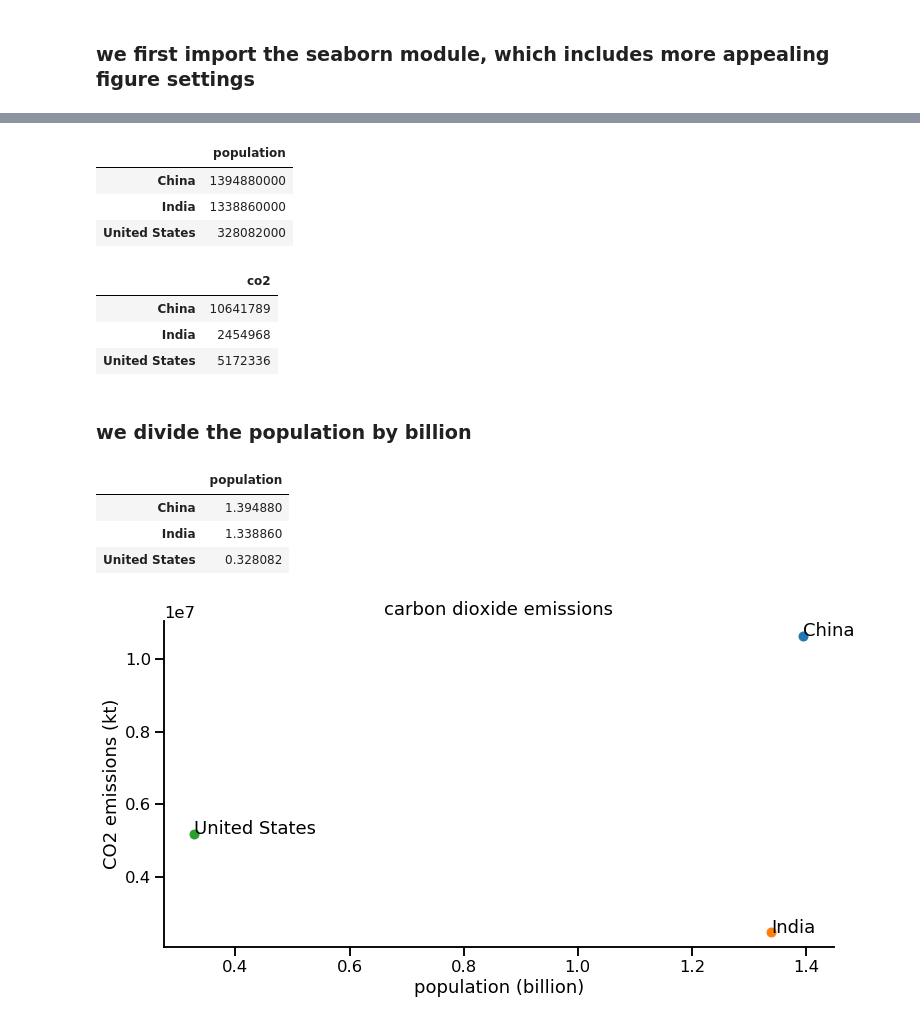
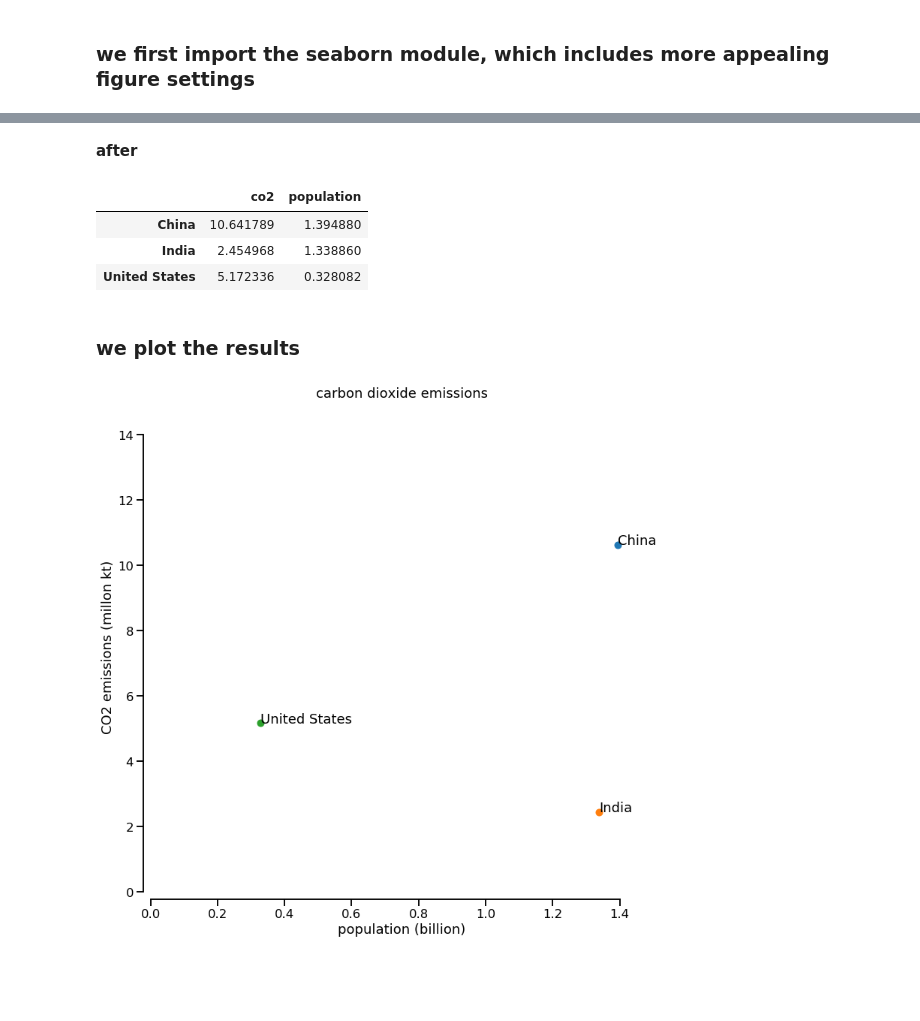
Before and after one commit to mwegrzyn/abbildungenWS1819, a Jupyter notebook: notebooks/03_intro_to_pandas.ipynb, the cells around one changed output, grey strips where cells are left out. Saved outputs shown, nothing was run; the diff lists cells and outputs as text; code cells hidden in the pictures; blank space fills up the shorter version.

```diff
--- a/notebooks/03_intro_to_pandas.ipynb
+++ b/notebooks/03_intro_to_pandas.ipynb
@@ -8,13 +8,20 @@ Pandas allows us to work with tables. We can load tables from files or generate
 Dictionaries consist of pairs of keys and values:
 enter the key and get the value
 # %%
-d = {'China':{'population':1394880000,
-              'co2':10641789},
-     'India':{'population':1338860000,
-              'co2':2454968},
-     'United States':{'population':328082000,
-                      'co2':5172336}
-     }
+d = {
+    'China': {
+        'population': 1394880000,
+        'co2': 10641789
+    },
+    'India': {
+        'population': 1338860000,
+        'co2': 2454968
+    },
+    'United States': {
+        'population': 328082000,
+        'co2': 5172336
+    }
+}
 # %%
 d.keys()
 # %% [output]
@@ -157,0 +174,2 @@ sns.set_context('talk')
+# %%
+countries_df.loc[:,['population']] = countries_df.loc[:,['population']]/1000000000.0
@@ -158,19 +178,13 @@ sns.set_context('talk')
 # %%
-x = countries_df.loc[:,['population']]
-y = countries_df.loc[:,['co2']]
+countries_df.loc[:,['co2']] = countries_df.loc[:,['co2']]/1000000.
-# %%
-x
-# %% [output]
-|  | population |
-| China | 1394880000 |
-| India | 1338860000 |
-| United States | 328082000 |
-# %%
-y
-# %% [output]
-|  | co2 |
-| China | 10641789 |
-| India | 2454968 |
-| United States | 5172336 |
+# %% [markdown]
+**after**
+# %%
+countries_df
+# %% [output]
+|  | co2 | population |
+| China | 10.641789 | 1.394880 |
+| India | 2.454968 | 1.338860 |
+| United States | 5.172336 | 0.328082 |
 # %% [markdown]
-### we divide the population by billion
+### we plot the results
@@ -179,22 +191,22 @@ x = x/1000000000.0
-# %%
-x
-# %% [output]
-|  | population |
-| China | 1.394880 |
-| India | 1.338860 |
-| United States | 0.328082 |
 # %%
-plt.figure(figsize=(12,6))
+plt.figure(figsize=(12, 12))
 
-for i in x.index:
-    plt.plot(x.loc[i,:],y.loc[i,:],'o')
-    plt.annotate(xy=(x.loc[i,:],y.loc[i,:]),s=i)
+for i in countries_df.index:
+
+    x_val = countries_df.loc[i, 'population']
+    y_val = countries_df.loc[i, 'co2']
+
+    plt.plot(x_val, y_val, 'o')
+    plt.annotate(xy=(x_val, y_val), s=i)
+
+plt.xlim(0, 1.5)
+plt.ylim(0, 15)
 
 plt.xlabel('population (billion)')
-plt.ylabel('CO2 emissions (kt)')
+plt.ylabel('CO2 emissions (millon kt)')
 plt.title('carbon dioxide emissions')
 
-sns.despine()
+sns.despine(offset=10, trim=True)
 plt.show()
 # %% [output]
-[figure, old version]
+[figure, new version]
```
Also changed, not shown: parts of 12 cells of this notebook.
